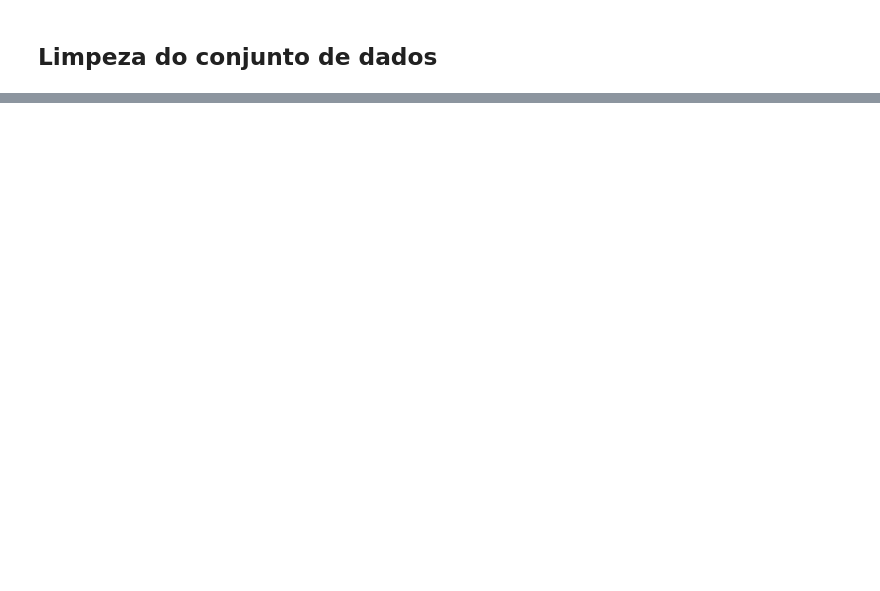
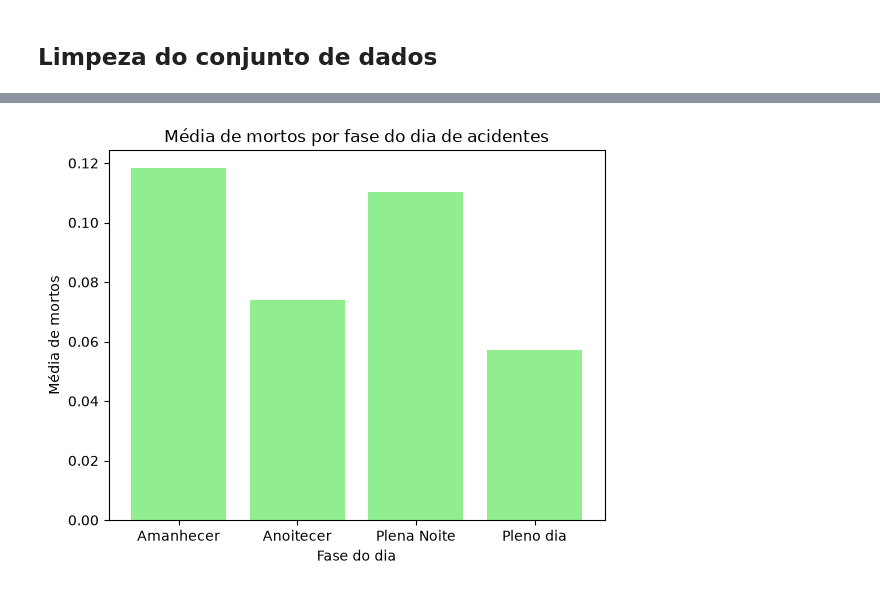
Before and after one commit to AnaJAPR/Projeto-Interdisciplinaridade-FAPERJ, a Jupyter notebook: notebooks_base/ana_carolina.ipynb, the cells around one changed output, grey strips where cells are left out. Saved outputs shown, nothing was run; the diff lists cells and outputs as text; code cells hidden in the pictures; blank space fills up the shorter version.

```diff
--- a/notebooks_base/ana_carolina.ipynb
+++ b/notebooks_base/ana_carolina.ipynb
@@ -160,2 +165,8 @@ dtype: int64
 # %% [markdown]
 ## Limpeza do conjunto de dados
+# %%
+# Se houver duplicatas, remove a linha inteira que estiver duplicada
+df = df.drop_duplicates()
+# %%
+# Apaga as linhas com valores faltantes das variáveis tipo_acidente e classificacao_acidente
+df = df.dropna(subset=["tipo_acidente", "classificacao_acidente"])
@@ -161,0 +235,13 @@ dtype: int64
+# %%
+df_med_fase_dia = df.groupby("fase_dia")[["feridos_graves", "mortos"]].mean()
+
+print(df_med_fase_dia.max())
+print("################################")
+
+print(df_med_fase_dia.idxmax())
+print("################################")
+
+print(df_med_fase_dia.min())
+print("################################")
+
+print(df_med_fase_dia.idxmin())
@@ -161,0 +328,8 @@ dtype: int64
+# %%
+plt.bar(df_med_fase_dia.index, df_med_fase_dia["mortos"], color="lightgreen")
+plt.title("Média de mortos por fase do dia de acidentes")
+plt.xlabel("Fase do dia")
+plt.ylabel("Média de mortos")
+plt.show()
+# %% [output]
+[figure, added]
```
Also changed, not shown: parts of 20 cells of this notebook.
